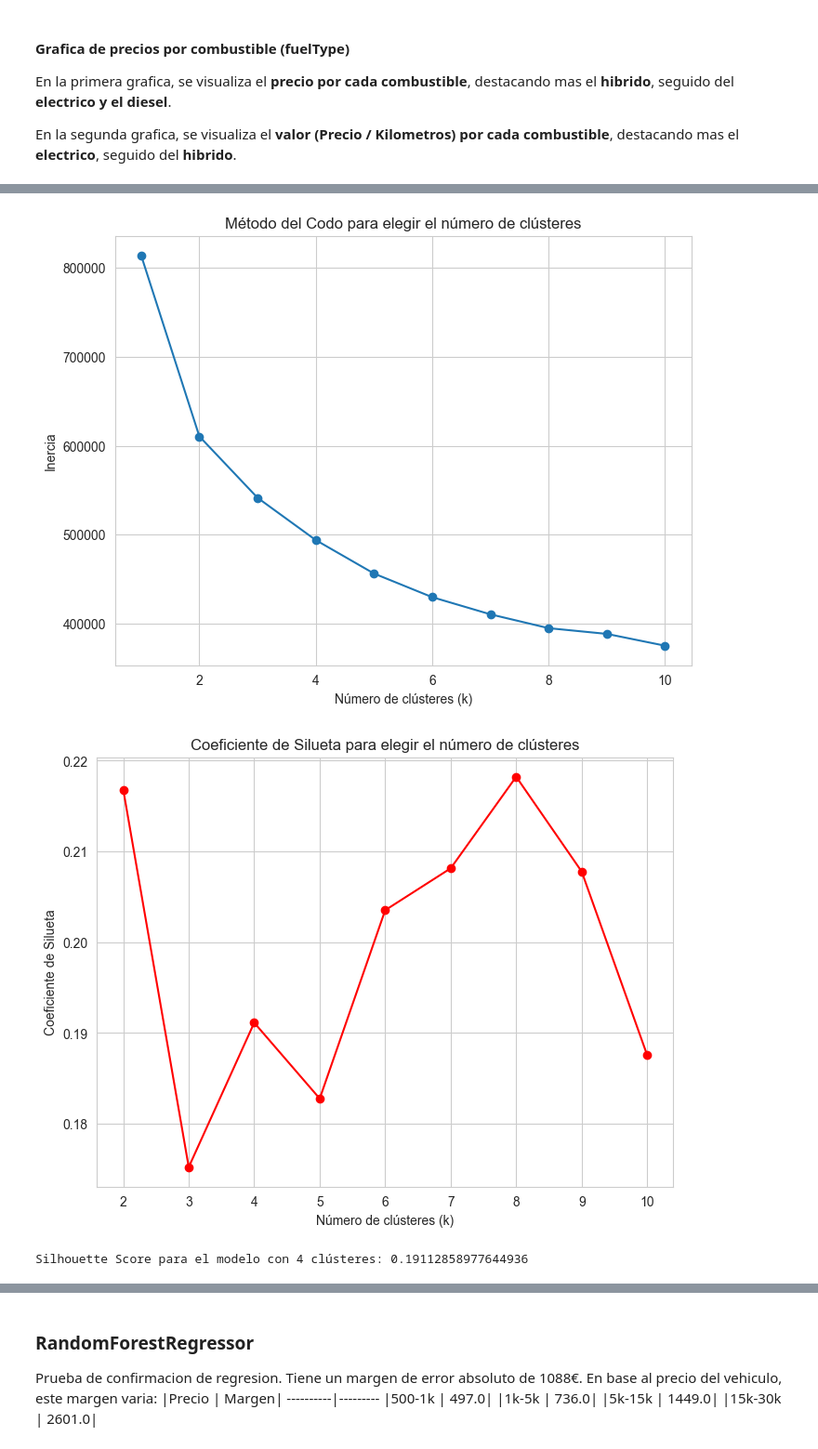
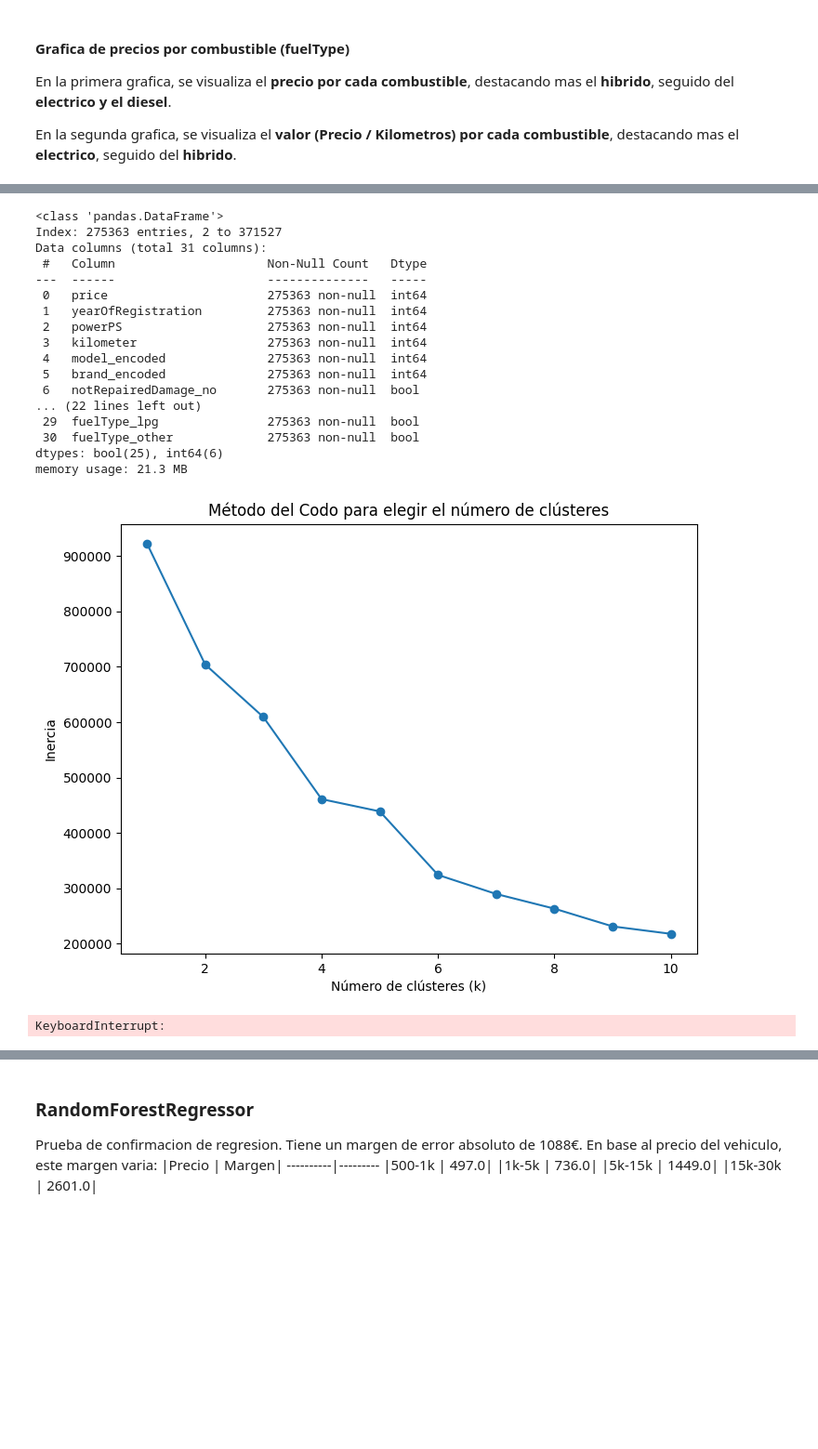
Before and after one commit to andreabesa/Proyecto-Concesionario, a Jupyter notebook: notebook.ipynb, the cells around one changed output, grey strips where cells are left out. Shown at 93% size. Drawn from its saved outputs; the diff is of its cells as text; code cells hidden in the pictures; blank space fills up the shorter version.

```diff
--- a/notebook.ipynb
+++ b/notebook.ipynb
@@ -425,3 +425,23 @@ notRepairedDamage              →      2 únicos
+# %%
+df_dummies.info()
+# %% [output]
+<class 'pandas.DataFrame'>
+Index: 275363 entries, 2 to 371527
+Data columns (total 31 columns):
+ #   Column                     Non-Null Count   Dtype
+---  ------                     --------------   -----
+ 0   price                      275363 non-null  int64
+ 1   yearOfRegistration         275363 non-null  int64
+ 2   powerPS                    275363 non-null  int64
+ 3   kilometer                  275363 non-null  int64
+ 4   model_encoded              275363 non-null  int64
+ 5   brand_encoded              275363 non-null  int64
+ 6   notRepairedDamage_no       275363 non-null  bool
+... (22 lines left out)
+ 29  fuelType_lpg               275363 non-null  bool
+ 30  fuelType_other             275363 non-null  bool
+dtypes: bool(25), int64(6)
+memory usage: 21.3 MB
 # %%
 # --------------------------------------------------------
 # BLOQUE 1 - IMPORTACIONES Y PREPROCESAMIENTO DE LOS DATOS
@@ -434,13 +454,15 @@ import pandas as pd
 from sklearn.preprocessing import StandardScaler
 from sklearn.cluster import KMeans
 from sklearn.metrics import silhouette_score
-from sklearn.decomposition import PCA
+from sklearn.decomposition import PCA, IncrementalPCA
 
 
 # 1. Cargar el conjunto de datos Wine
-X = df_dummies.sample(50000) # Las características
+X = df_dummies # Las características
 
-pca = PCA(n_components=31)
+pca = IncrementalPCA(n_components=4,batch_size=5000)
+for i in range(0, X.shape[0], 5000):
+    pca.partial_fit(X[i:i + 5000])
 X_reduced = pca.fit_transform(X)
 
 # Escalar el conjunto de datos
@@ -494,33 +516,32 @@ plt.title('Coeficiente de Silueta para elegir el número de clústeres')
 plt.xlabel('Número de clústeres (k)')
 plt.ylabel('Coeficiente de Silueta')
 plt.show()
 
 # A partir de la gráfica, elegimos el número óptimo de clústeres (suponemos k=3)
 optimal_k = 4
 
 # 5. Aplicar KMeans con el número óptimo de clústeres
 kmeans = KMeans(n_clusters=optimal_k, random_state=42)
 kmeans.fit(X_scaled_outliers_handled)
 
 # 6. Evaluación del modelo usando Silhouette Score con el número óptimo de clústeres
 sil_score_optimal = silhouette_score(X_scaled_outliers_handled, kmeans.labels_)
 print(f"Silhouette Score para el modelo con {optimal_k} clústeres: {sil_score_optimal}")
 
 # 7. Visualizar los resultados de KMeans
 plt.figure(figsize=(8, 6))
 plt.scatter(X_scaled_outliers_handled[:, 0], X_scaled_outliers_handled[:, 1], c=kmeans.labels_, cmap='viridis', s=50)  # Graficamos los puntos de datos coloreados por su clúster
 centroids = kmeans.cluster_centers_  # Los centroides de los clústeres
 plt.scatter(centroids[:, 0], centroids[:, 1], c='red', marker='x', s=200)  # Graficamos los centroides en rojo
 plt.title(f'KMeans con {optimal_k} clústeres')
 plt.xlabel('Característica 1')
 plt.ylabel('Característica 2')
 plt.show()
 
 # 8. Resultados finales
 print(f'Número óptimo de clústeres según el Método del Codo y el Coeficiente de Silueta: {optimal_k}')
 print('Centroides de los clústeres:')
 print(kmeans.cluster_centers_)
 # %% [output]
-[figure, old version]
+[figure, new version]
-[figure, removed]
-Silhouette Score para el modelo con 4 clústeres: 0.19112858977644936
+KeyboardInterrupt:
```
Also changed, not shown: parts of 15 cells of this notebook, 1 other file.
